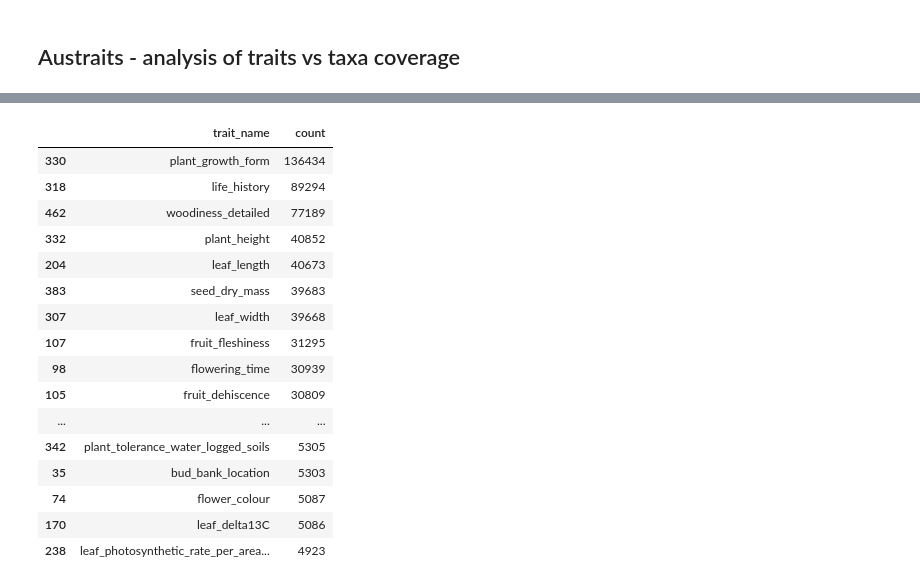
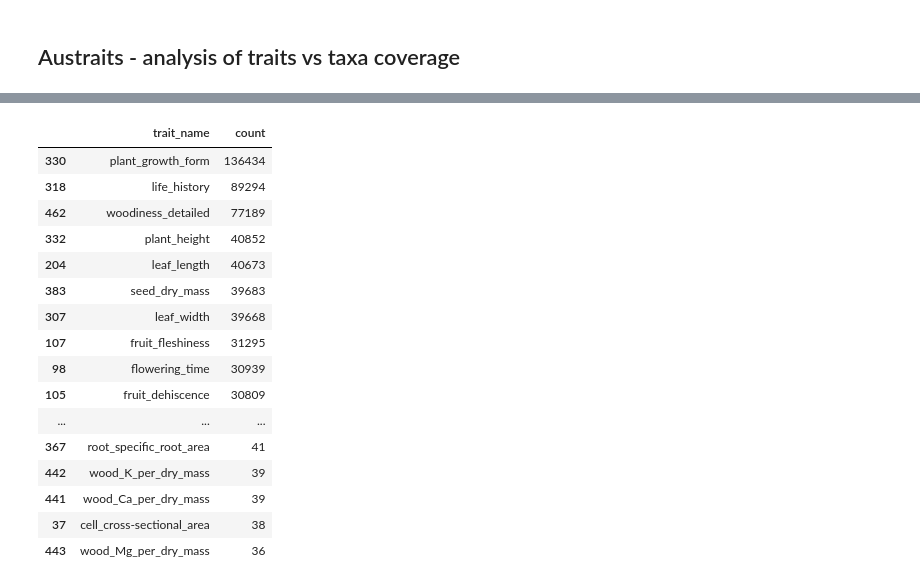
Before and after one commit to AtlasOfLivingAustralia/arga-issues, a Jupyter notebook: jupyter/notebooks/AusTraits-traits-taxa-analysis.ipynb, the cells around one changed output, grey strips where cells are left out. Saved outputs shown, nothing was run; the diff lists cells and outputs as text; code cells hidden in the pictures.

```diff
--- a/jupyter/notebooks/AusTraits-traits-taxa-analysis.ipynb
+++ b/jupyter/notebooks/AusTraits-traits-taxa-analysis.ipynb
@@ -3,7 +3,7 @@
 # %%
 import pandas as pd
 
-df = pd.read_csv("../data/traits.csv", dtype='object')
+df = pd.read_csv("../data/traits.csv", dtype='object', parse_dates=['collection_date'])
 df.info()
 # %% [output]
 <class 'pandas.core.frame.DataFrame'>
@@ -26,20 +47,28 @@ memory usage: 229.5+ MB
+# %%
+def display_full(x):
+    with pd.option_context('display.max_rows', None,
+                           'display.max_columns', None,
+                           'display.width', 2000,
+                           'display.float_format', '{:20,.2f}'.format,
+                           'display.max_colwidth', None):
+        display(x)
 # %%
-df.groupby(['trait_name'])['taxon_name'].count().reset_index(name='count').sort_values(['count'], ascending=False).head(50)
+display_full(df.groupby(['trait_name'])['taxon_name'].count().reset_index(name='count').sort_values(['count'], ascending=False))
 # %% [output]
 |  | trait_name | count |
 | 330 | plant_growth_form | 136434 |
 | 318 | life_history | 89294 |
 | 462 | woodiness_detailed | 77189 |
 | 332 | plant_height | 40852 |
 | 204 | leaf_length | 40673 |
 | 383 | seed_dry_mass | 39683 |
 | 307 | leaf_width | 39668 |
 | 107 | fruit_fleshiness | 31295 |
 | 98 | flowering_time | 30939 |
 | 105 | fruit_dehiscence | 30809 |
 | ... | ... | ... |
-| 342 | plant_tolerance_water_logged_soils | 5305 |
-| 35 | bud_bank_location | 5303 |
-| 74 | flower_colour | 5087 |
-| 170 | leaf_delta13C | 5086 |
-| 238 | leaf_photosynthetic_rate_per_area... | 4923 |
+| 367 | root_specific_root_area | 41 |
+| 442 | wood_K_per_dry_mass | 39 |
+| 441 | wood_Ca_per_dry_mass | 39 |
+| 37 | cell_cross-sectional_area | 38 |
+| 443 | wood_Mg_per_dry_mass | 36 |
```
Also changed, not shown: parts of 1 cell of this notebook.
